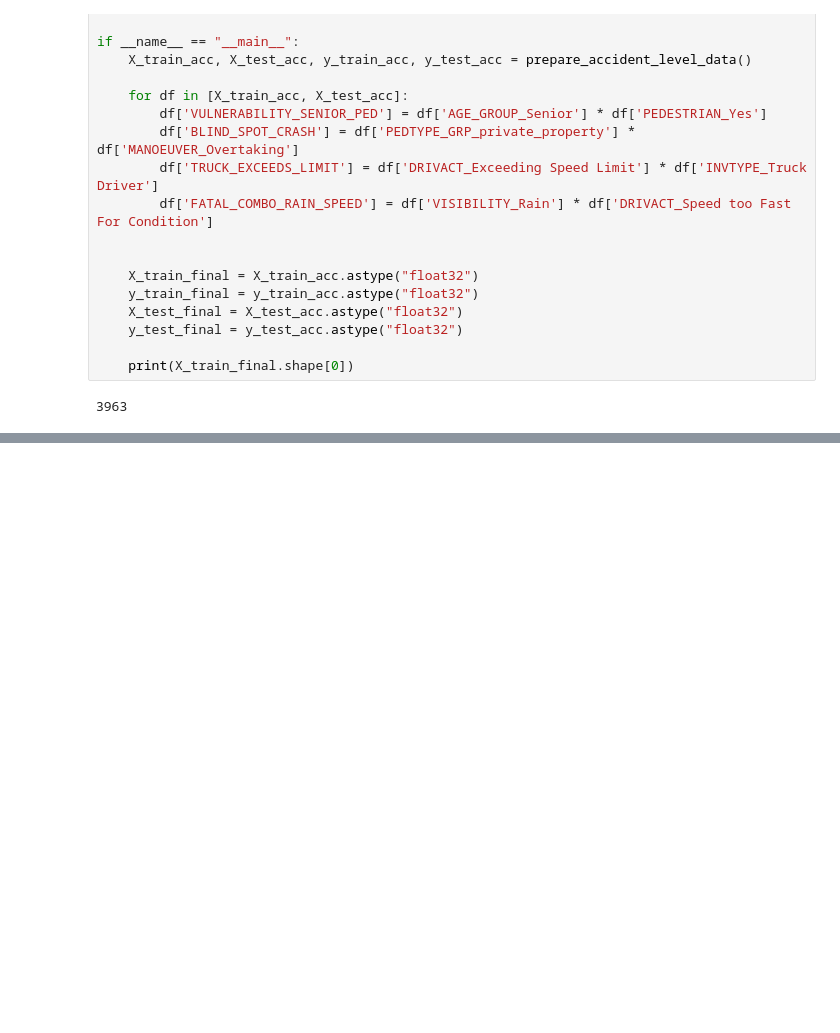
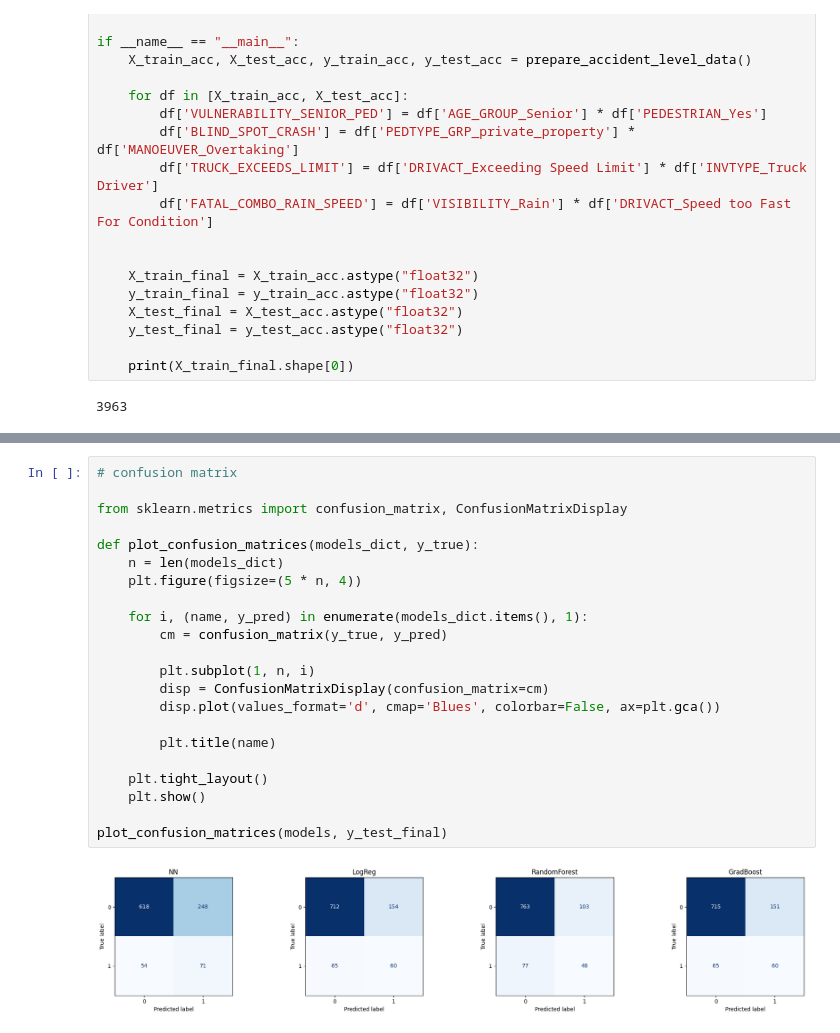
Before and after one commit to balabiberry/toronto_car-crash, a Jupyter notebook: main_new.ipynb, the cells around one changed output, grey strips where cells are left out. Drawn from its saved outputs; the diff is of its cells as text; blank space fills up the shorter version.

```diff
--- a/main_new.ipynb
+++ b/main_new.ipynb
@@ -566,0 +616,24 @@ F1-score:  0.330 (± 0.025 standard deviation)
+# %%
+# confusion matrix
+
+from sklearn.metrics import confusion_matrix, ConfusionMatrixDisplay
+
+def plot_confusion_matrices(models_dict, y_true):
+    n = len(models_dict)
+    plt.figure(figsize=(5 * n, 4))
+
+    for i, (name, y_pred) in enumerate(models_dict.items(), 1):
+        cm = confusion_matrix(y_true, y_pred)
+
+        plt.subplot(1, n, i)
+        disp = ConfusionMatrixDisplay(confusion_matrix=cm)
+        disp.plot(values_format='d', cmap='Blues', colorbar=False, ax=plt.gca())
+
+        plt.title(name)
+
+    plt.tight_layout()
+    plt.show()
+
+plot_confusion_matrices(models, y_test_final)
+# %% [output]
+[figure, added]
```
Also changed, not shown: parts of 13 cells of this notebook.
